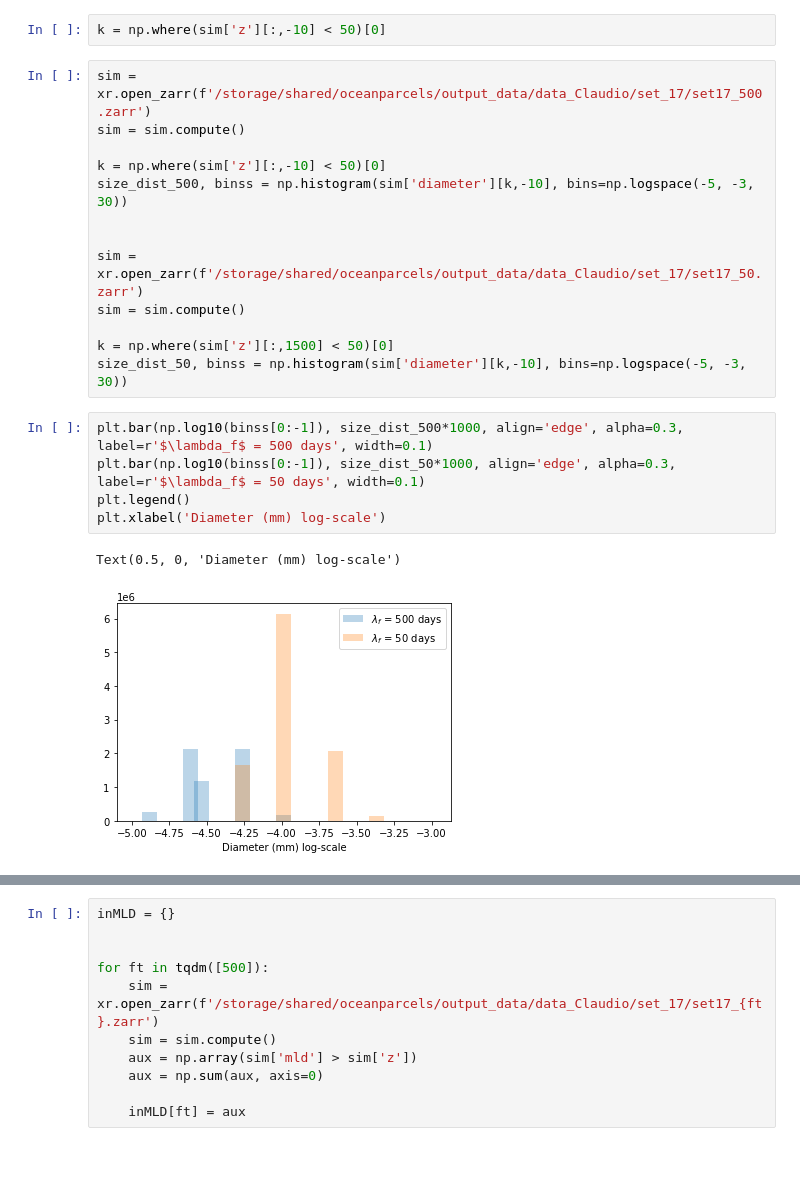
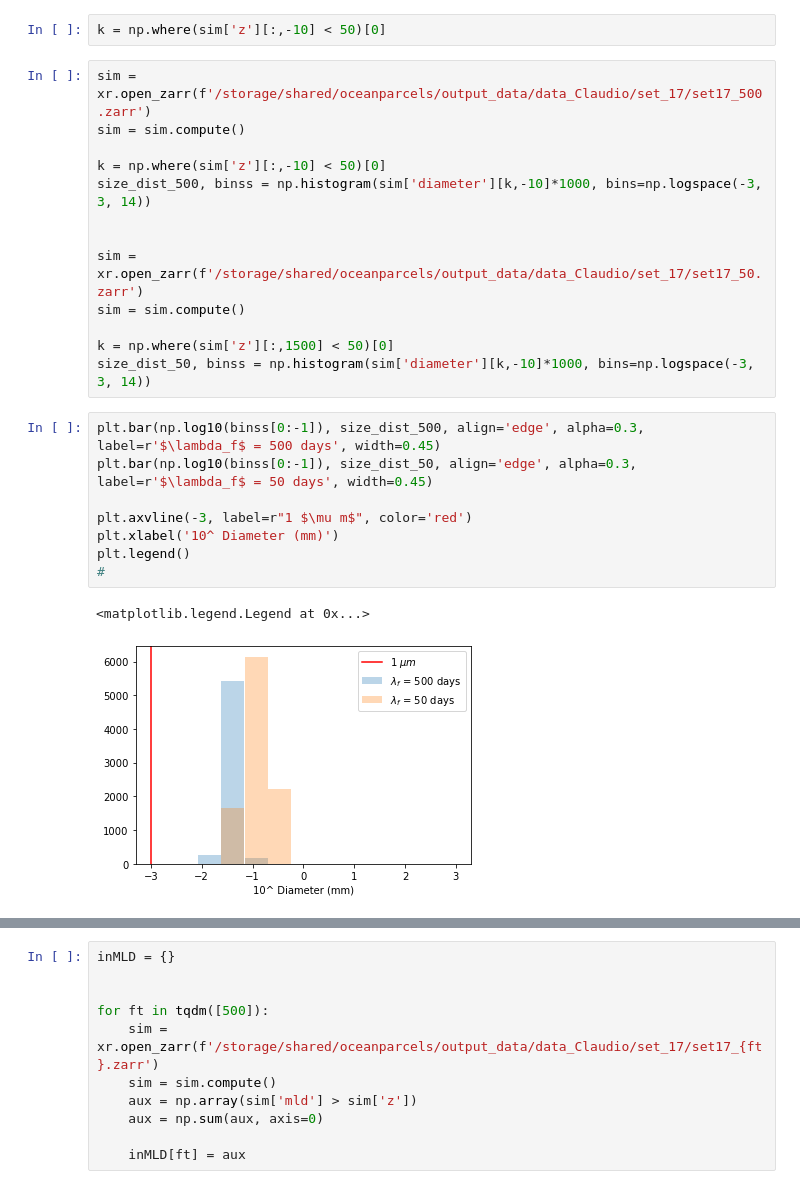
Before and after one commit to OceanParcels/Backtracking_Abyssal_Nanoplastics, a Jupyter notebook: notebooks/zarr_outputs.ipynb, the cells around one changed output, grey strips where cells are left out. Cells and saved outputs as stored; diff of their text form; blank space fills up the shorter version.

```diff
--- a/notebooks/zarr_outputs.ipynb
+++ b/notebooks/zarr_outputs.ipynb
@@ -381,19 +349,22 @@ sim = xr.open_zarr(f'/storage/shared/oceanparcels/output_data/data_Claudio/set_1
 sim = sim.compute()
 
 k = np.where(sim['z'][:,-10] < 50)[0]
-size_dist_500, binss = np.histogram(sim['diameter'][k,-10], bins=np.logspace(-5, -3, 30))
+size_dist_500, binss = np.histogram(sim['diameter'][k,-10]*1000, bins=np.logspace(-3, 3, 14))
 
 
 sim = xr.open_zarr(f'/storage/shared/oceanparcels/output_data/data_Claudio/set_17/set17_50.zarr')
 sim = sim.compute()
 
 k = np.where(sim['z'][:,1500] < 50)[0]
-size_dist_50, binss = np.histogram(sim['diameter'][k,-10], bins=np.logspace(-5, -3, 30))
+size_dist_50, binss = np.histogram(sim['diameter'][k,-10]*1000, bins=np.logspace(-3, 3, 14))
 # %%
-plt.bar(np.log10(binss[0:-1]), size_dist_500*1000, align='edge', alpha=0.3, label=r'$\lambda_f$ = 500 days', width=0.1)
-plt.bar(np.log10(binss[0:-1]), size_dist_50*1000, align='edge', alpha=0.3, label=r'$\lambda_f$ = 50 days', width=0.1)
+plt.bar(np.log10(binss[0:-1]), size_dist_500, align='edge', alpha=0.3, label=r'$\lambda_f$ = 500 days', width=0.45)
+plt.bar(np.log10(binss[0:-1]), size_dist_50, align='edge', alpha=0.3, label=r'$\lambda_f$ = 50 days', width=0.45)
+
+plt.axvline(-3, label=r"1 $\mu m$", color='red')
+plt.xlabel('10^ Diameter (mm)')
 plt.legend()
-plt.xlabel('Diameter (mm) log-scale')
+#
 # %% [output]
-Text(0.5, 0, 'Diameter (mm) log-scale')
+<matplotlib.legend.Legend at 0x...>
-[figure, old version]
+[figure, new version]
```
Also changed, not shown: parts of 9 cells of this notebook, 4 other files.
